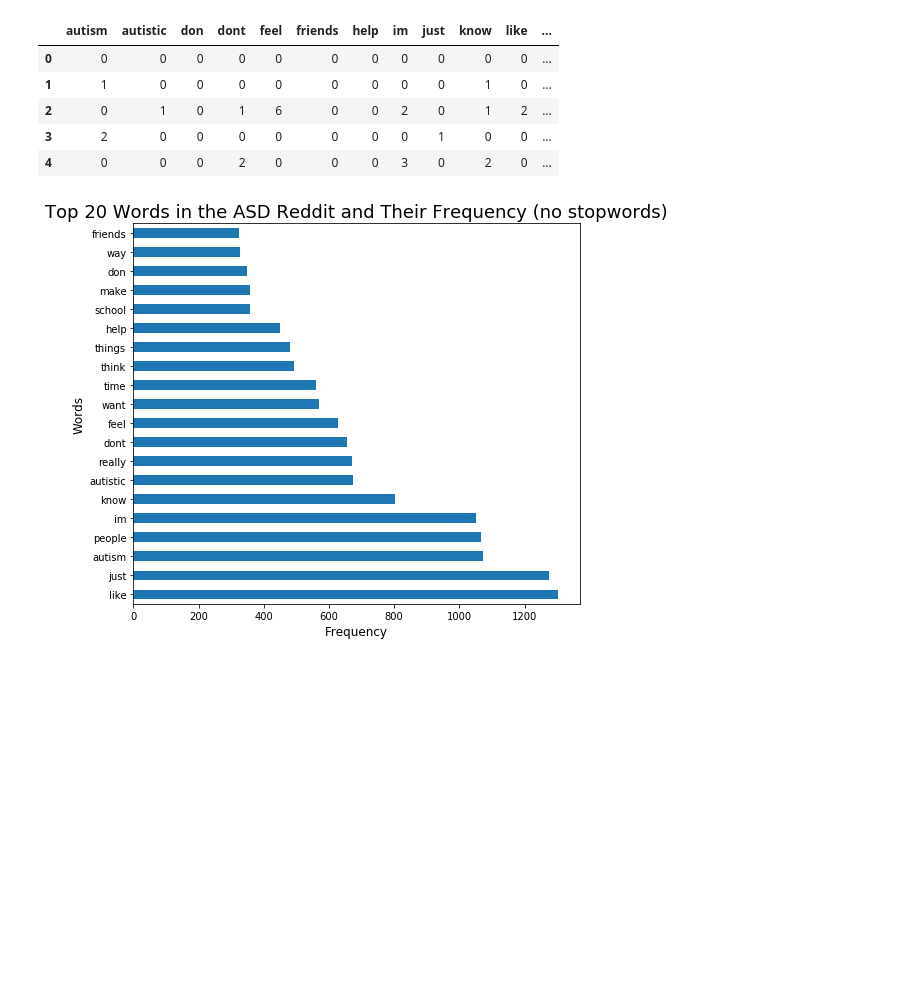
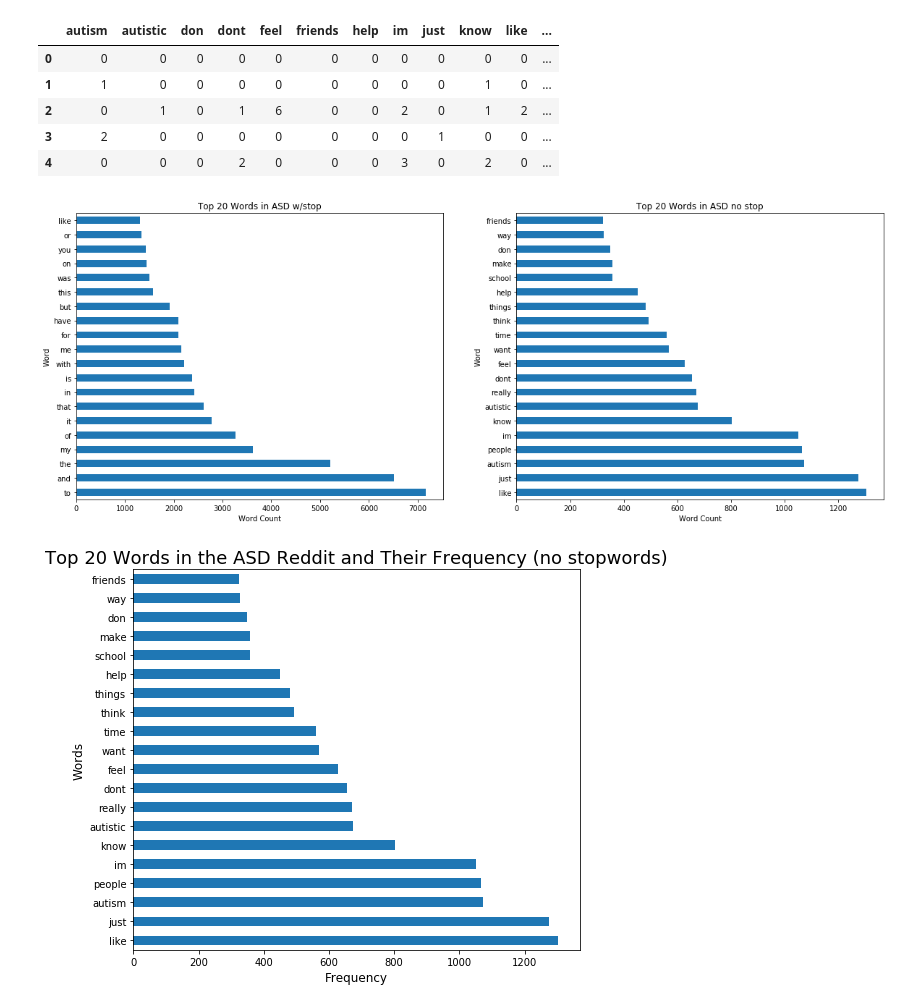
Before and after one commit to JulKelman/Classifying-Reddit-Submissions, a Jupyter notebook: Project Notebook.ipynb, the cells around one changed output. Saved outputs shown, nothing was run; the diff lists cells and outputs as text; code cells hidden in the pictures; blank space fills up the shorter version.

```diff
--- a/Project Notebook.ipynb
+++ b/Project Notebook.ipynb
@@ -353,6 +353,31 @@ test_df_asd_no_stop.head()
 | 2 | 0 | 1 | 0 | 1 | 6 | 0 | 0 | 2 | 0 | 1 | 2 | ... |
 | 3 | 2 | 0 | 0 | 0 | 0 | 0 | 0 | 0 | 1 | 0 | 0 | ... |
 | 4 | 0 | 0 | 0 | 2 | 0 | 0 | 0 | 3 | 0 | 2 | 0 | ... |
+# %%
+cvec = CountVectorizer(max_features = 20)
+test_text = cvec.fit_transform(data[data['subreddit']==1]['cleaned_text'])
+test_df_asd = pd.DataFrame(test_text.toarray(), columns=cvec.get_feature_names())
+
+cvec = CountVectorizer(max_features = 20, stop_words='english')
+test_text = cvec.fit_transform(data[data['subreddit']==1]['cleaned_text'])
+test_df_asd_no_stop = pd.DataFrame(test_text.toarray(), columns=cvec.get_feature_names())
+
+plt.figure(figsize=(20,16))
+plt.subplot(2,2,1)
+test_df_asd.sum().sort_values(ascending=False).plot(kind='barh');
+plt.title('Top 20 Words in ASD w/stop')
+plt.xlabel('Word Count')
+plt.ylabel('Word')
+
+plt.subplot(2,2,2)
+test_df_asd_no_stop.sum().sort_values(ascending=False).plot(kind='barh')
+plt.title('Top 20 Words in ASD no stop')
+plt.xlabel('Word Count')
+plt.ylabel('Word');
+
+# Code for this visual brought to you by Matthew Malone
+# %% [output]
+[figure, added]
 # %%
 # Visualizing the 20 most frequent words in the ASD reddit (excluding stopwords)
 plt.figure(figsize=(8,7))
```
Also changed, not shown: parts of 7 cells of this notebook, 2 other files.
